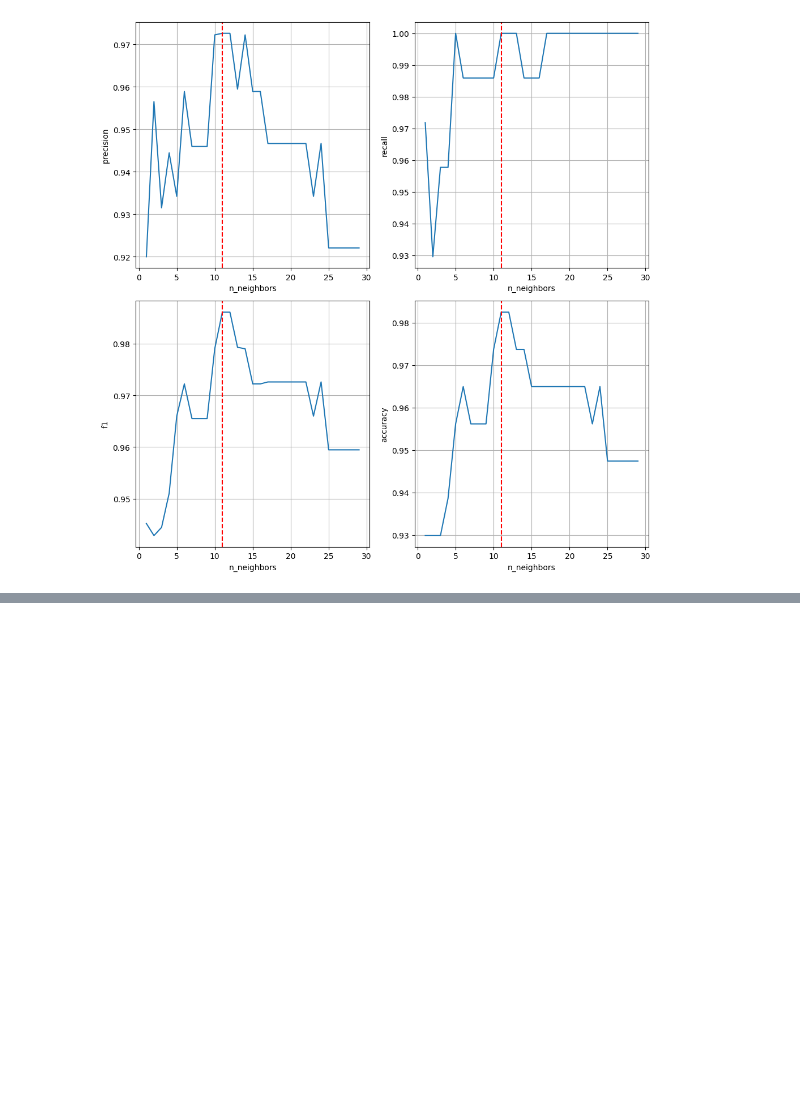
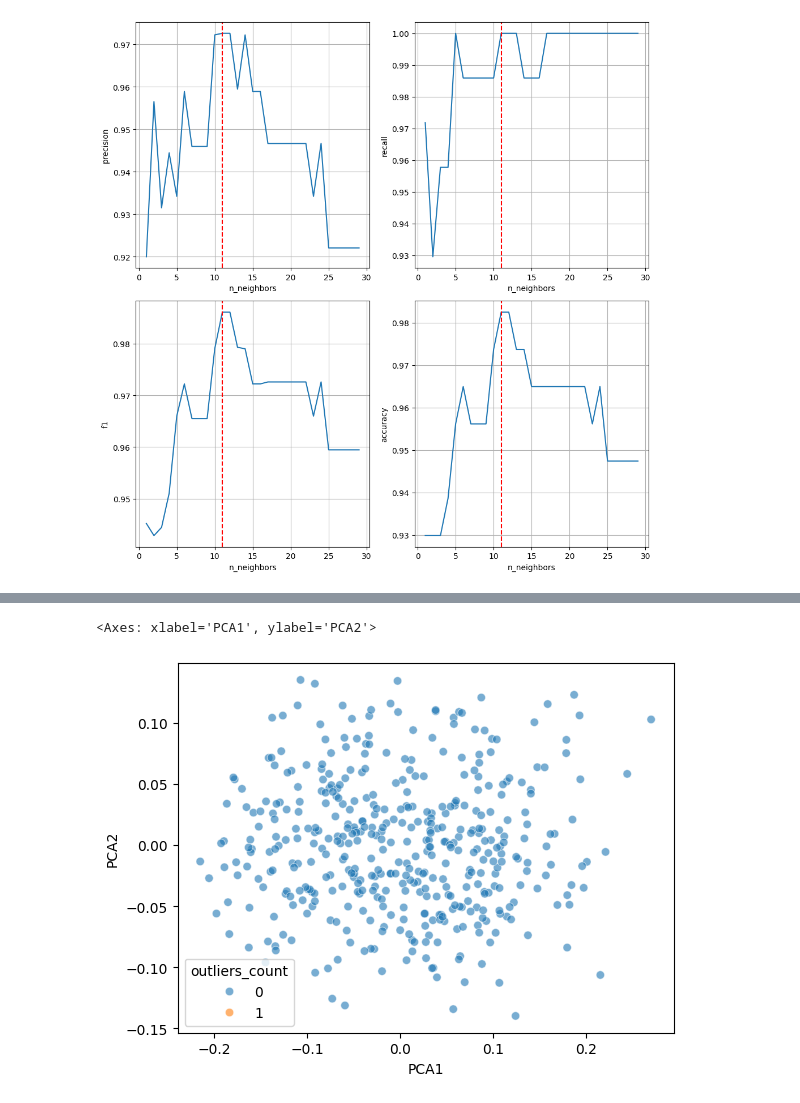
Before and after one commit to Familenko/data_cleaning_class, a Jupyter notebook: test.ipynb, the cells around one changed output, grey strips where cells are left out. Saved outputs shown, nothing was run; the diff lists cells and outputs as text; code cells hidden in the pictures; blank space fills up the shorter version.

```diff
--- a/test.ipynb
+++ b/test.ipynb
@@ -196,0 +272,2 @@ Best optimal n_estimators value: 21
+# %%
+df_pca = pca_outliers_count(df, threshold=1.5, inplace=True)
@@ -196,0 +290,7 @@ Best optimal n_estimators value: 21
+# %%
+import seaborn as sns
+
+sns.scatterplot(x=df_pca['PCA1'], y=df_pca['PCA2'], hue=df_pca['outliers_count'], legend='full', alpha=0.6)
+# %% [output]
+<Axes: xlabel='PCA1', ylabel='PCA2'>
+[figure, added]
```
Also changed, not shown: parts of 16 cells of this notebook, 3 other files.
